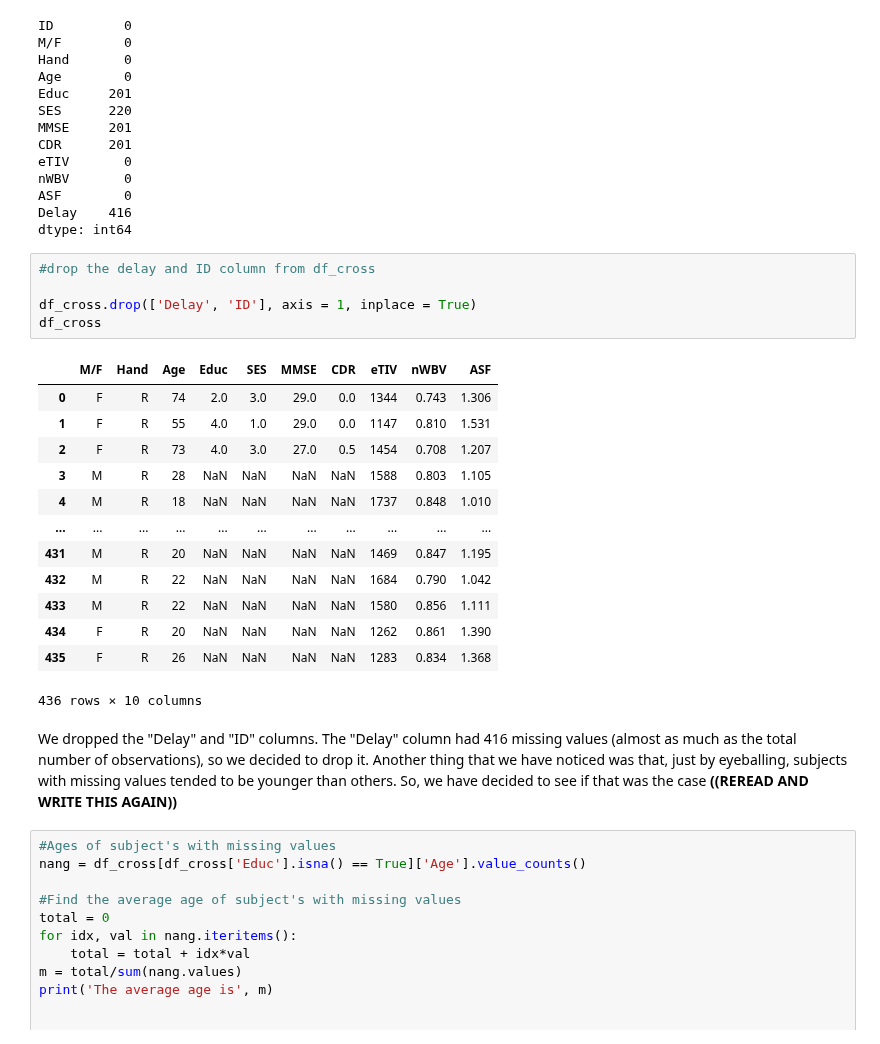
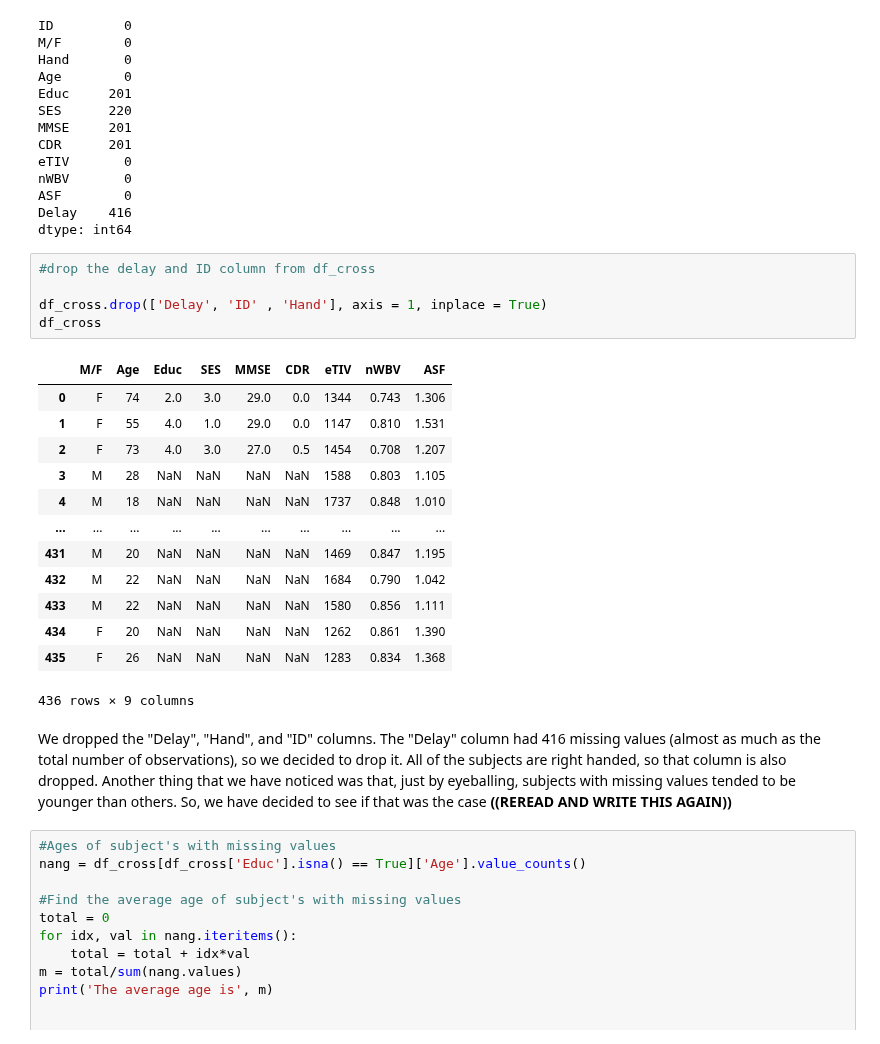
Before and after one commit to Gauss-x/Alzheimer-s-Analysis, a Jupyter notebook: main.ipynb, the cells around one changed output. Saved outputs shown, nothing was run; the diff lists cells and outputs as text.

```diff
--- a/main.ipynb
+++ b/main.ipynb
@@ -114,24 +114,24 @@ dtype: int64
 # %%
 #drop the delay and ID column from df_cross
 
-df_cross.drop(['Delay', 'ID'], axis = 1, inplace = True)
+df_cross.drop(['Delay', 'ID' , 'Hand'], axis = 1, inplace = True)
 df_cross
 # %% [output]
-|  | M/F | Hand | Age | Educ | SES | MMSE | CDR | eTIV | nWBV | ASF |
-| 0 | F | R | 74 | 2.0 | 3.0 | 29.0 | 0.0 | 1344 | 0.743 | 1.306 |
-| 1 | F | R | 55 | 4.0 | 1.0 | 29.0 | 0.0 | 1147 | 0.810 | 1.531 |
-| 2 | F | R | 73 | 4.0 | 3.0 | 27.0 | 0.5 | 1454 | 0.708 | 1.207 |
-| 3 | M | R | 28 | NaN | NaN | NaN | NaN | 1588 | 0.803 | 1.105 |
-| 4 | M | R | 18 | NaN | NaN | NaN | NaN | 1737 | 0.848 | 1.010 |
-| ... | ... | ... | ... | ... | ... | ... | ... | ... | ... | ... |
-| 431 | M | R | 20 | NaN | NaN | NaN | NaN | 1469 | 0.847 | 1.195 |
-| 432 | M | R | 22 | NaN | NaN | NaN | NaN | 1684 | 0.790 | 1.042 |
-| 433 | M | R | 22 | NaN | NaN | NaN | NaN | 1580 | 0.856 | 1.111 |
-| 434 | F | R | 20 | NaN | NaN | NaN | NaN | 1262 | 0.861 | 1.390 |
-| 435 | F | R | 26 | NaN | NaN | NaN | NaN | 1283 | 0.834 | 1.368 |
+|  | M/F | Age | Educ | SES | MMSE | CDR | eTIV | nWBV | ASF |
+| 0 | F | 74 | 2.0 | 3.0 | 29.0 | 0.0 | 1344 | 0.743 | 1.306 |
+| 1 | F | 55 | 4.0 | 1.0 | 29.0 | 0.0 | 1147 | 0.810 | 1.531 |
+| 2 | F | 73 | 4.0 | 3.0 | 27.0 | 0.5 | 1454 | 0.708 | 1.207 |
+| 3 | M | 28 | NaN | NaN | NaN | NaN | 1588 | 0.803 | 1.105 |
+| 4 | M | 18 | NaN | NaN | NaN | NaN | 1737 | 0.848 | 1.010 |
+| ... | ... | ... | ... | ... | ... | ... | ... | ... | ... |
+| 431 | M | 20 | NaN | NaN | NaN | NaN | 1469 | 0.847 | 1.195 |
+| 432 | M | 22 | NaN | NaN | NaN | NaN | 1684 | 0.790 | 1.042 |
+| 433 | M | 22 | NaN | NaN | NaN | NaN | 1580 | 0.856 | 1.111 |
+| 434 | F | 20 | NaN | NaN | NaN | NaN | 1262 | 0.861 | 1.390 |
+| 435 | F | 26 | NaN | NaN | NaN | NaN | 1283 | 0.834 | 1.368 |
-436 rows × 10 columns
+436 rows × 9 columns
 # %% [markdown]
-We dropped the "Delay" and "ID" columns. The "Delay" column had 416 missing values (almost as much as the total number of observations), so we decided to drop it. Another thing that we have noticed was that, just by eyeballing, subjects with missing values tended to be younger than others. So, we have decided to see if that was the case **((REREAD AND WRITE THIS AGAIN))**
+We dropped the "Delay", "Hand", and "ID" columns. The "Delay" column had 416 missing values (almost as much as the total number of observations), so we decided to drop it. All of the subjects are right handed, so that column is also dropped. Another thing that we have noticed was that, just by eyeballing, subjects with missing values tended to be younger than others. So, we have decided to see if that was the case **((REREAD AND WRITE THIS AGAIN))**
 # %%
 #Ages of subject's with missing values
 nang = df_cross[df_cross['Educ'].isna() == True]['Age'].value_counts()
```
Also changed, not shown: parts of 11 cells of this notebook.
